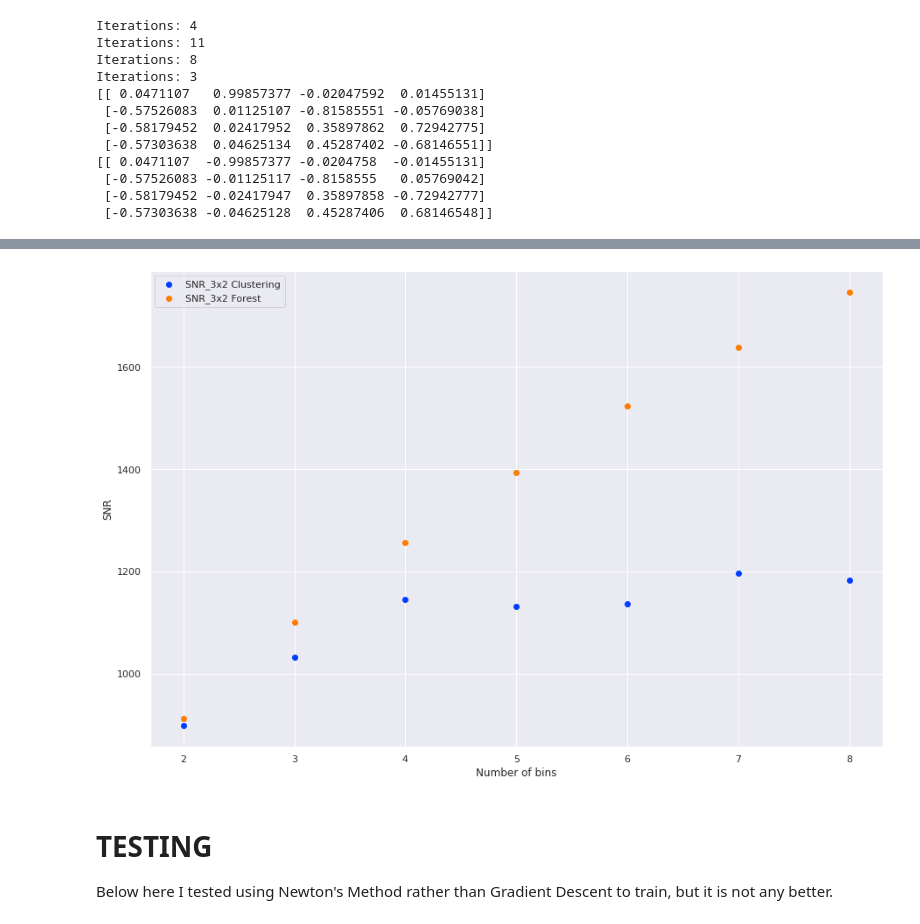
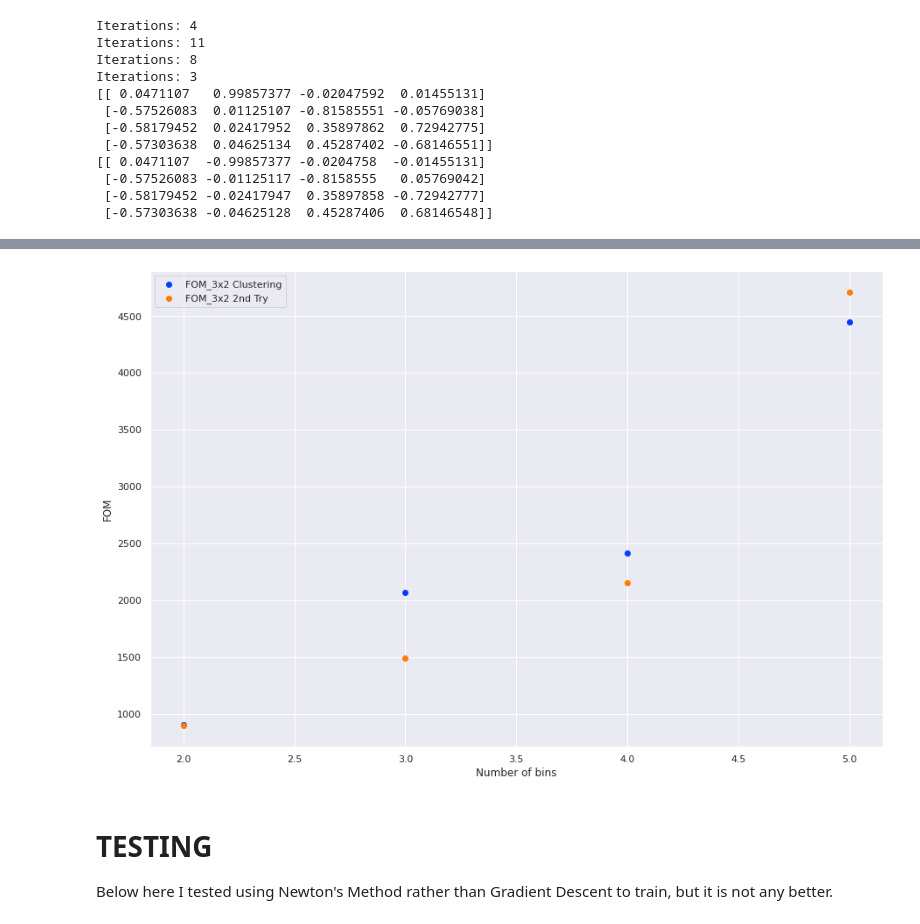
Before and after one commit to LSSTDESC/tomo_challenge, a Jupyter notebook: notebooks/pca_cluster.ipynb, the cells around one changed output, grey strips where cells are left out. Drawn from its saved outputs; the diff is of its cells as text; code cells hidden in the pictures.

```diff
--- a/notebooks/pca_cluster.ipynb
+++ b/notebooks/pca_cluster.ipynb
@@ -615,13 +500,13 @@ score_hist_jc = []
 fig, ax = plt.subplots(figsize=(15, 10))
 
 z_cut = z_train[cut]
-for j in range(6, 9):
+for j in range(2, 6):
     clear_output(wait=True)
     print(f"Classifying {j} bins.")
 
     t0 = time.perf_counter()
-    lr = 0.024 / j
-    centers = fit_centroids(data_cut, z_cut, num_centroids=j, num_epochs=70, impl="fom", lr=lr)
+#     lr = 0.024 / j
+    centers = fit_centroids(data_cut, z_cut, num_centroids=j, num_epochs=70, impl="fom")
     duration = time.perf_counter() - t0
     print(f"Trained in {duration} seconds")
 
@@ -658,6 +543,8 @@ Computing scores for 8 bins.
+# %%
+score_hist_jc = score_hist_jc[:-4]
 # %%
 # Look sometimes I don't want to wait 3 hours for this data to regenerate.
-with open("score_hist_fom.json", "w") as f:
+with open("score_hist_range.json", "w") as f:
     json.dump(score_hist_jc, f)
 # %%
 metric = "FOM"
@@ -724,22 +611,25 @@ for j in range(2, 9):
 # Since this shouldn't change this is useful.
 with open("score_forest.json", "w") as f:
     json.dump(score_hist_forest, f)
+# %%
+with open("score_forest.json", "r") as f:
+    score_hist_forest = json.load(f)
 # %%
-metric = "SNR"
-x_hist = np.arange(2, len(score_hist_jc) + 2)
+metric = "FOM"
+x_hist = np.arange(2, len(score_hist_jc_new) + 2)
 score_cluster = np.asarray([x[f"{metric}_3x2"] for x in score_hist_jc])
-score_forest = np.asarray([x[f"{metric}_3x2"] for x in score_hist_forest])
+score_forest = np.asarray([x[f"{metric}_3x2"] for x in score_hist_jc_new])
 
 fig, ax = plt.subplots(figsize=(15, 10))
 
 plt.scatter(x_hist, score_cluster[x_hist - 2], label=f"{metric}_3x2 Clustering")
-plt.scatter(x_hist, score_forest[x_hist - 2], label=f"{metric}_3x2 Forest")
+plt.scatter(x_hist, score_forest[x_hist - 2], label=f"{metric}_3x2 2nd Try")
 plt.xlabel("Number of bins")
 plt.ylabel(metric)
 plt.legend()
 plt.savefig("hist-comparison.png")
 # %% [output]
-[figure, old version]
+[figure, new version]
 # %% [markdown]
 # TESTING
 Below here I tested using Newton's Method rather than Gradient Descent to train, but it is not any better.
```
Also changed, not shown: parts of 17 cells of this notebook.
